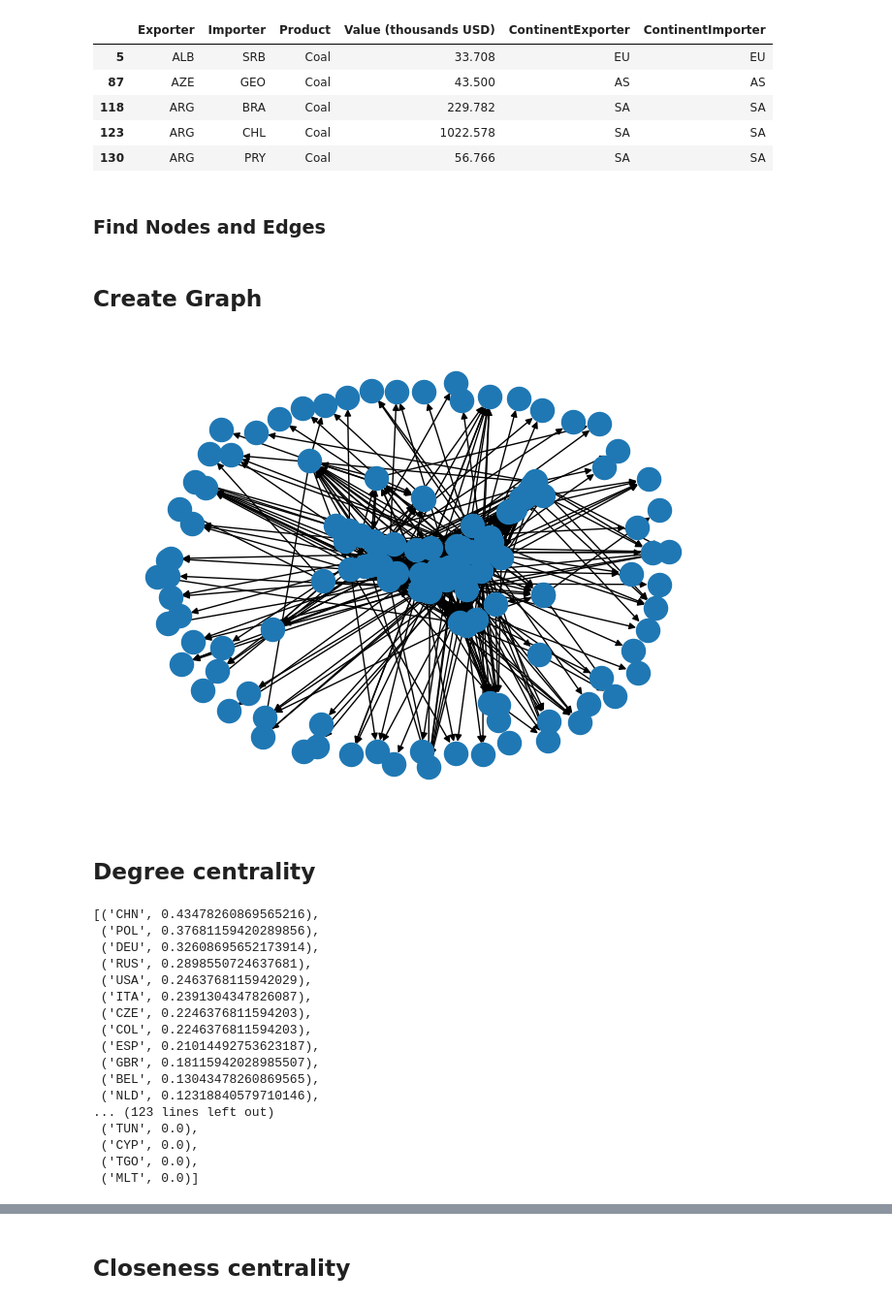
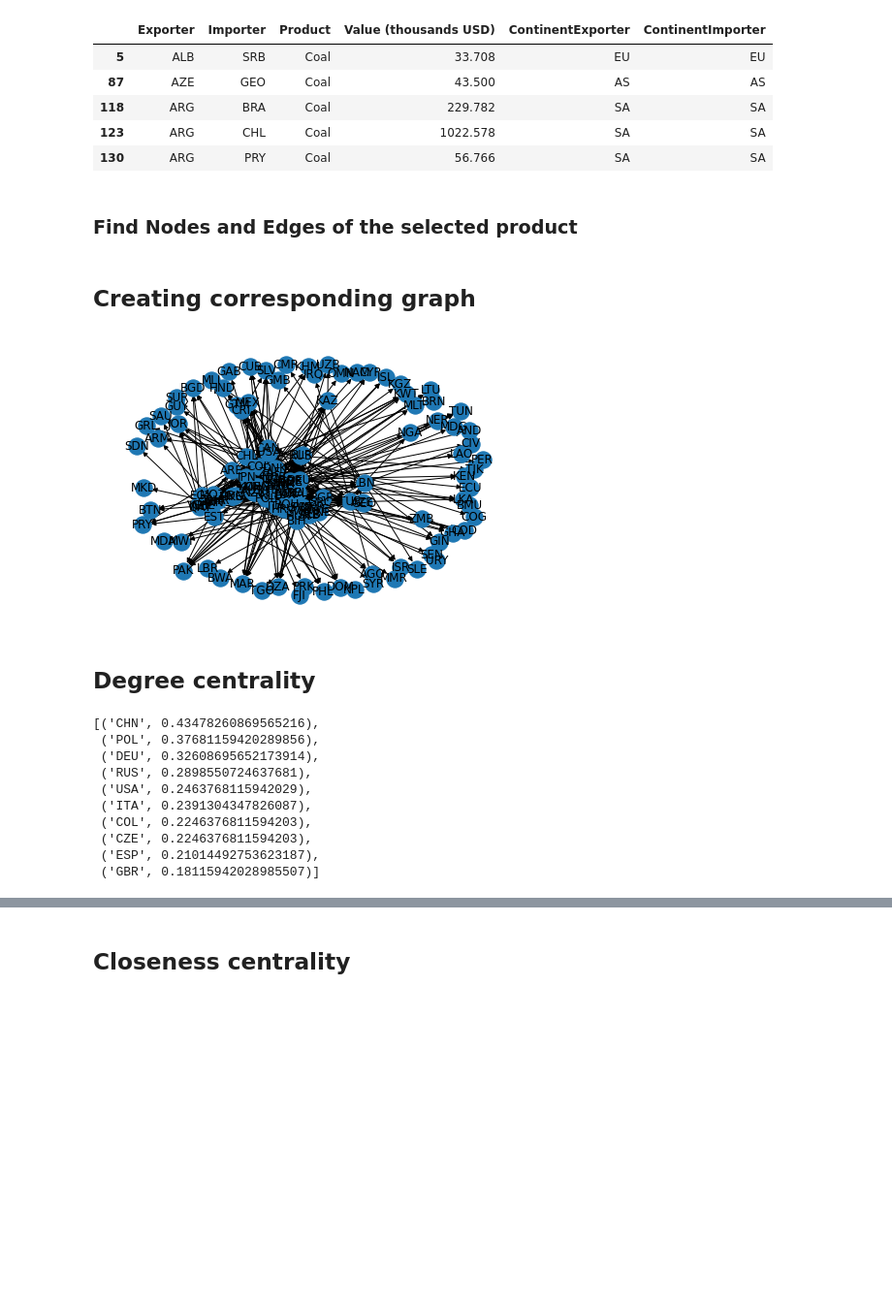
Before and after one commit to HumidBore/Social-Network-Analysis, a Jupyter notebook: SocialNetworkAnalysis.ipynb, the cells around one changed output, grey strips where cells are left out. Shown at 97% size. Saved outputs shown, nothing was run; the diff lists cells and outputs as text; code cells hidden in the pictures; blank space fills up the shorter version.

Commit message:
Added graphs and cleaned some code

```diff
--- a/SocialNetworkAnalysis.ipynb
+++ b/SocialNetworkAnalysis.ipynb
@@ -25,8 +16,7 @@ def strength_centrality(G, out=True):
 # %%
-Threshold = 1
-path_dataset = "DatasetWithCountries.xlsx"
-
-df = pd.read_excel(path_dataset)
-df = df[df["Value (thousands USD)"] > Threshold]
+df = pd.read_excel(DATASET_PATH)
+df = df[df["Value (thousands USD)"] > THRESHOLD]
 df['ContinentExporter'] = df['ContinentExporter'].fillna("NA")
 df['ContinentImporter'] = df['ContinentImporter'].fillna("NA")
+
+df.head()
@@ -35,6 +38,6 @@ df['ContinentImporter'] = df['ContinentImporter'].fillna("NA")
 # %%
-df_coal = df[df["Product"] == "Coal"]
-df_coal.head()
+df_product = df[df["Product"] == PRODUCT]
+df_product.head()
 # %% [output]
 |  | Exporter | Importer | Product | Value (thousands USD) | ContinentExporter | ContinentImporter |
 | 5 | ALB | SRB | Coal | 33.708 | EU | EU |
@@ -43,40 +46,41 @@ df_coal.head()
 | 123 | ARG | CHL | Coal | 1022.578 | SA | SA |
 | 130 | ARG | PRY | Coal | 56.766 | SA | SA |
 # %% [markdown]
-### Find Nodes and Edges
+### Find Nodes and Edges of the selected product
 # %%
-coal_nodes = list(set(df_coal["Exporter"].unique().tolist() + df_coal["Importer"].unique().tolist()))
+product_nodes = list(set(df_product["Exporter"].unique().tolist() + df_product["Importer"].unique().tolist()))
 
 continent_mapping = {}
-for (index, row) in df_coal.iterrows():
+for (index, row) in df_product.iterrows():
     continent_mapping[row["Exporter"]] = row["ContinentExporter"]
     continent_mapping[row["Importer"]] = row["ContinentImporter"]
 
-coal_edges = [(row["Exporter"], row["Importer"], row["Value (thousands USD)"]) for (index, row) in df_coal.iterrows()]
+product_edges = [(row["Exporter"], row["Importer"], row["Value (thousands USD)"]) for (index, row) in df_product.iterrows()]
 # %% [markdown]
-## Create Graph
+## Creating corresponding graph
 # %%
-G_coal = nx.DiGraph()
+G_product = nx.DiGraph()
 
-G_coal.add_nodes_from(coal_nodes)
-for node in G_coal.nodes():
-    G_coal.nodes[node]["Continent"] = continent_mapping[node]
+G_product.add_nodes_from(product_nodes)
+for node in G_product.nodes():
+    G_product.nodes[node]["Continent"] = continent_mapping[node]
 
-G_coal.add_weighted_edges_from(coal_edges)
+G_product.add_weighted_edges_from(product_edges)
 
 inverse_weights = {}
-for u, v, d in G_coal.edges(data=True):
+for u, v, d in G_product.edges(data=True):
     inverse_weights[(u,v)] = math.log(d["weight"]+1)
 
-nx.set_edge_attributes(G_coal, inverse_weights, name="inverse_weights")
+nx.set_edge_attributes(G_product, inverse_weights, name="inverse_weights")
 # %%
-nx.draw(G_coal)
+nx.draw(G_product, with_labels=True)
 # %% [output]
-[figure, old version]
+[figure, new version]
 # %% [markdown]
 ## Degree centrality
 # %%
-sorted(nx.out_degree_centrality(G_coal).items(), key=lambda item: item[1], reverse=True)
+out_degree_centrality_list = sorted(nx.out_degree_centrality(G_product).items(), key=lambda item: item[1], reverse=True)
+out_degree_centrality_list[:10]
 # %% [output]
 [('CHN', 0.43478260869565216),
  ('POL', 0.37681159420289856),
@@ -84,15 +88,8 @@ sorted(nx.out_degree_centrality(G_coal).items(), key=lambda item: item[1], rever
  ('RUS', 0.2898550724637681),
  ('USA', 0.2463768115942029),
  ('ITA', 0.2391304347826087),
+ ('COL', 0.2246376811594203),
  ('CZE', 0.2246376811594203),
- ('COL', 0.2246376811594203),
  ('ESP', 0.21014492753623187),
- ('GBR', 0.18115942028985507),
- ('BEL', 0.13043478260869565),
- ('NLD', 0.12318840579710146),
-... (123 lines left out)
- ('TUN', 0.0),
- ('CYP', 0.0),
- ('TGO', 0.0),
- ('MLT', 0.0)]
+ ('GBR', 0.18115942028985507)]
 # %%
```
Also changed, not shown: parts of 28 cells of this notebook.
